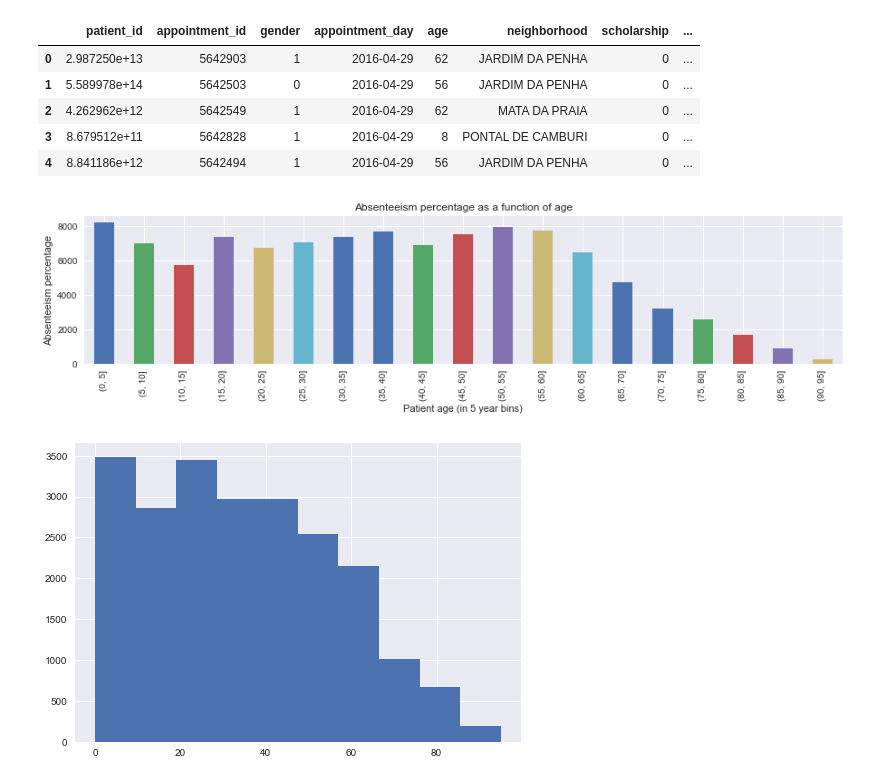
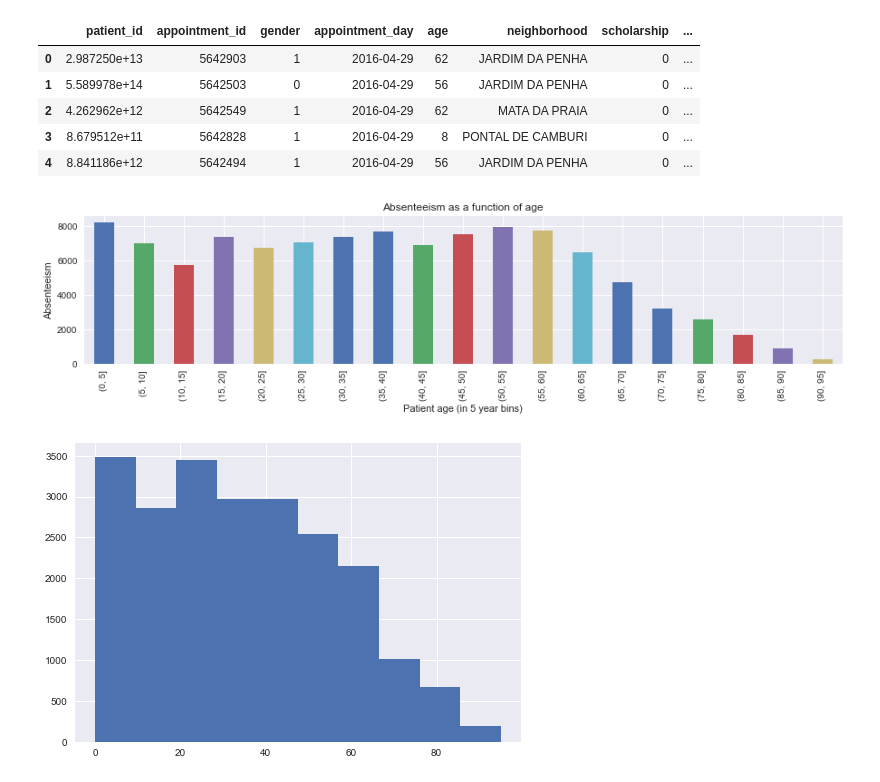
Before and after one commit to IreneFlorez/medical-data-analysis, a Jupyter notebook: Missed_Appointments.ipynb, the cells around one changed output. Drawn from its saved outputs; the diff is of its cells as text; code cells hidden in the pictures.

```diff
--- a/Missed_Appointments.ipynb
+++ b/Missed_Appointments.ipynb
@@ -524,12 +524,12 @@ df.head()
 | 4 | 8.841186e+12 | 5642494 | 1 | 2016-04-29 | 56 | JARDIM DA PENHA | 0 | ... |
 # %%
 df_age = df[['absenteeism', 'age_bins']].groupby('age_bins').count()
-plot_title = 'Absenteeism percentage as a function of age'
+plot_title = 'Absenteeism as a function of age'
 ax = df_age['absenteeism'].plot(kind='bar', figsize=(15, 3), title=plot_title)
-ax.set_ylabel('Absenteeism percentage')
+ax.set_ylabel('Absenteeism')
 ax.set_xlabel('Patient age (in 5 year bins)');
 # %% [output]
-[figure, old version]
+[figure, new version]
 # %%
 df.age[missed].hist(label='missed');
 #plt.legend()
```
Also changed, not shown: parts of 11 cells of this notebook.
